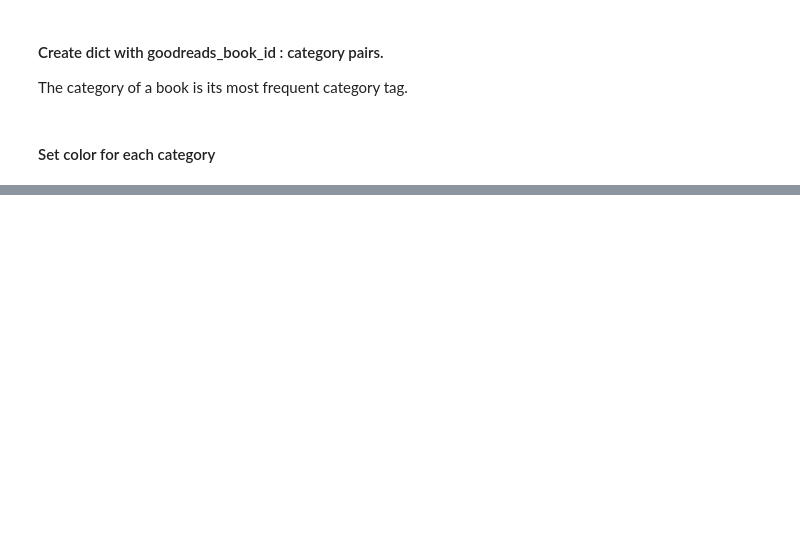
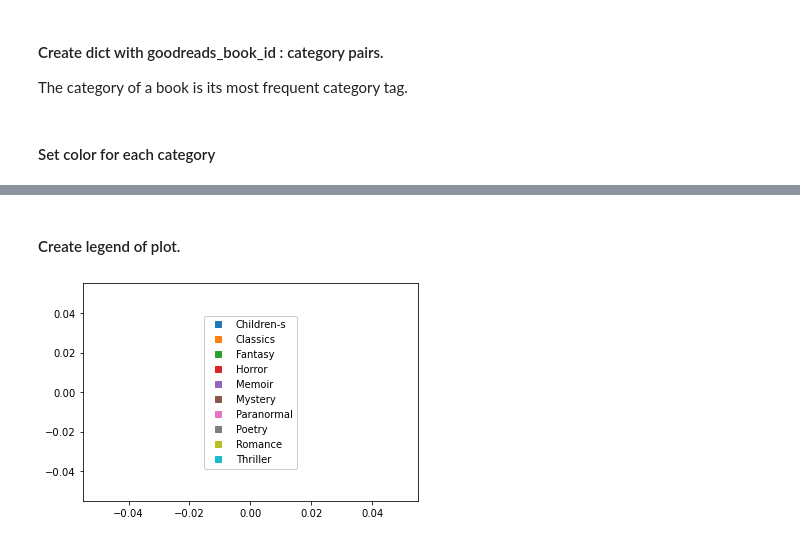
Before and after one commit to Hazarrrd/Books-ONOS, a Jupyter notebook: goodreads10k_visualization.ipynb, the cells around one changed output, grey strips where cells are left out. Cells and saved outputs as stored; diff of their text form; code cells hidden in the pictures; blank space fills up the shorter version.

Commit message:
Sliders, TextInputs and CheckboxGroup added. Legend separated from the plot.

```diff
--- a/goodreads10k_visualization.ipynb
+++ b/goodreads10k_visualization.ipynb
@@ -144,0 +219,26 @@ Loading BokehJS ...
+# %% [markdown]
+#### Create legend of plot.
+# %%
+import numpy as np
+import matplotlib.pyplot as plt
+from IPython.display import Image
+
+colors = list(category_color.values())
+f = lambda m,c: plt.plot([],[],marker=m, color=c, ls="none")[0]
+
+handles = [f("s", colors[i]) for i in range(len(list(category_color.values()) ))]
+
+labels = category_tags
+legend = plt.legend(handles, labels, loc=len(list(category_color.values()) ), framealpha=1, frameon=True)
+
+def export_legend(legend, filename="legend.png", expand=[-5,-5,5,5]):
+    fig  = legend.figure
+    fig.canvas.draw()
+    bbox  = legend.get_window_extent()
+    bbox = bbox.from_extents(*(bbox.extents + np.array(expand)))
+    bbox = bbox.transformed(fig.dpi_scale_trans.inverted())
+    fig.savefig(filename, dpi="figure", bbox_inches=bbox)
+
+export_legend(legend)
+# %% [output]
+[figure, added]
```
Also changed, not shown: parts of 6 cells of this notebook.
